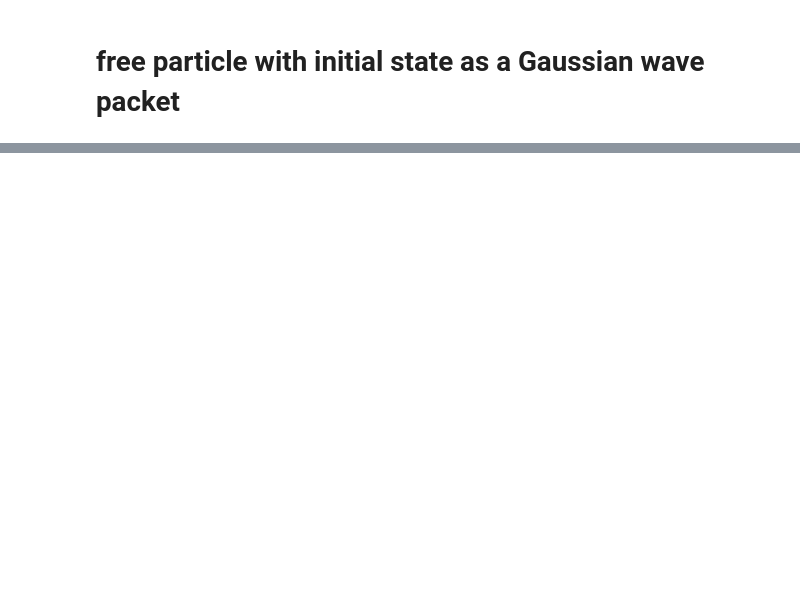
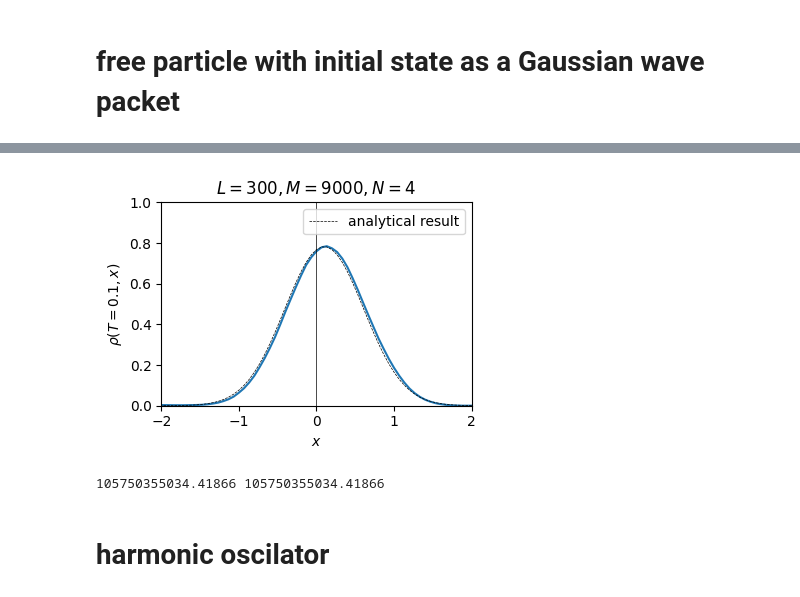
Before and after one commit to siyang03/numerical-path-integral, a Jupyter notebook: path integral 2.ipynb, the cells around one changed output, grey strips where cells are left out. Drawn from its saved outputs; the diff is of its cells as text; code cells hidden in the pictures; blank space fills up the shorter version.

```diff
--- a/path integral 2.ipynb
+++ b/path integral 2.ipynb
@@ -83,0 +97,51 @@ plt.show()
+# %%
+load = 1
+if load == 0:
+    psi_final = np.load('data/(T='+f'{T}'+', L='+f'{L}'+', M='+f'{M}'+', N='+f'{N}'+', (Nscale='+f'{Nscale}'+')) - psi_final.npy')
+else: # load == 1
+    psi_final = np.load('data/(T=0.1, L=300.0, M=9001, N=4, (Nscale=30)) - psi_final.npy')
+    T=0.1
+    L=300
+    M=9001-1
+    N=4
+
+rho_final = (psi_final.real)**2 + (psi_final.imag)**2
+xmax = 2
+x = np.linspace(-L, L, M+1)
+dx = 2*L/M
+rho_renormalized = []
+for i in range(len(psi_final)):
+    if x[i] + dx > - xmax and x[i] - dx < xmax:
+        rho_renormalized.append(rho_final[i])
+    else:
+        rho_renormalized.append(0)
+rho_renormalized = np.array(rho_renormalized)
+A = sum(rho_renormalized) * dx
+rho_renormalized = rho_renormalized / A
+fig, ax = plt.subplots(figsize=(4,3))
+ax.plot(x, rho_renormalized)
+psi_analytically = (2/np.pi)**(1/4) * np.sqrt(m/(m + 1j * 2 * T)) * np.exp(m/(m + 1j * 2 * T) * (- x**2 + 1j * k0 * x) - 1j * k0**2 / (2 * (m + 1j * 2 * T)) * T)
+rho_analytically = (psi_analytically.real)**2 + (psi_analytically.imag)**2
+ax.plot(x, rho_analytically, linestyle='--', linewidth=0.5, color='black', label='analytical result')
+ax.axvline(x=0, linestyle='-', linewidth=0.5, color='black')
+ax.set_title('$L = '+f'{L}'+', M = '+f'{M}'+', N = '+f'{N}$')
+ax.set_xlabel('$x$')
+ax.set_ylabel('$\\rho(T = '+f'{T}'+', x)$')
+ax.set_xlim(-xmax, xmax)
+ax.set_ylim(0, 1)
+ax.legend()
+plt.tight_layout()
+plt.savefig('path integral numerically (renormalized) of a free particle with initial state as a Gaussian wave packet and T='+f'{T}'+'.pdf', format='pdf')
+plt.show()
+# %% [output]
+[figure, added]
+# %%
+psi_renormalized = np.array(rho_renormalized)
+A = sum(rho_renormalized) * dx
+psi_renormalized = psi_renormalized / A
+B = sum(rho_renormalized) * dx
+print(A, B)
+# %% [output]
+105750355034.41866 105750355034.41866
+# %% [markdown]
+# harmonic oscilator
```
Also changed, not shown: parts of 11 cells of this notebook, 30 other files.
